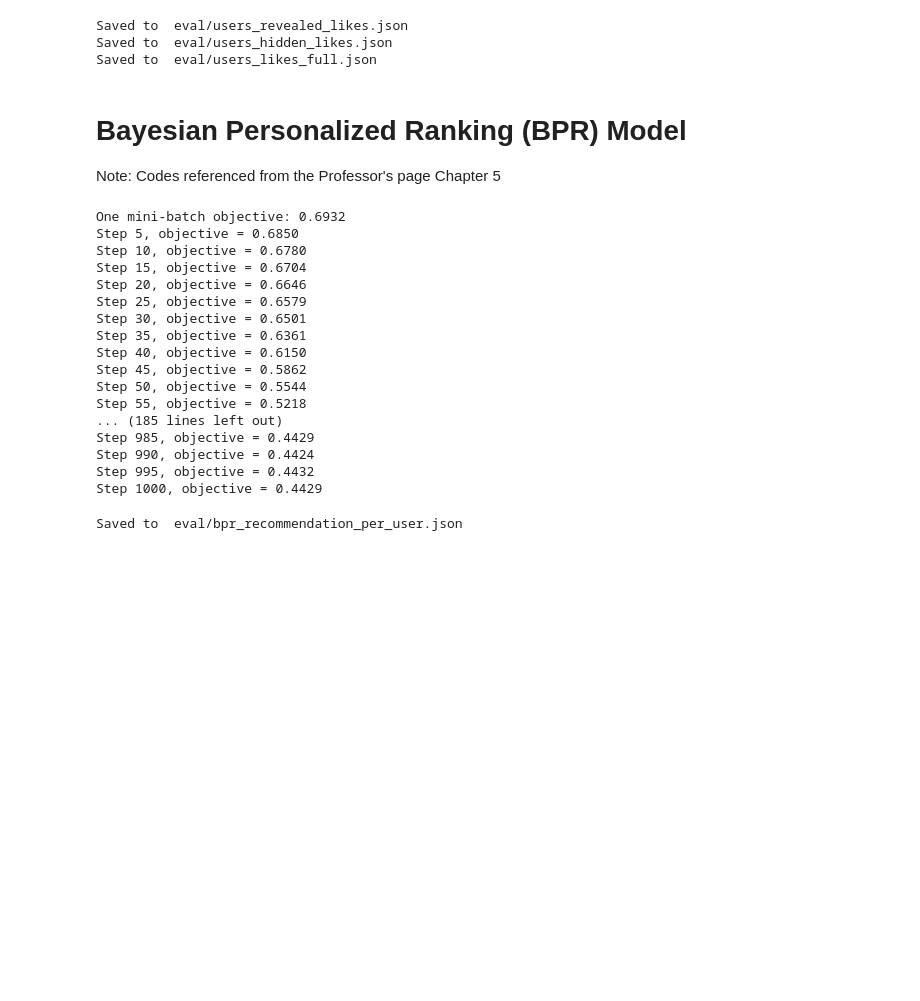
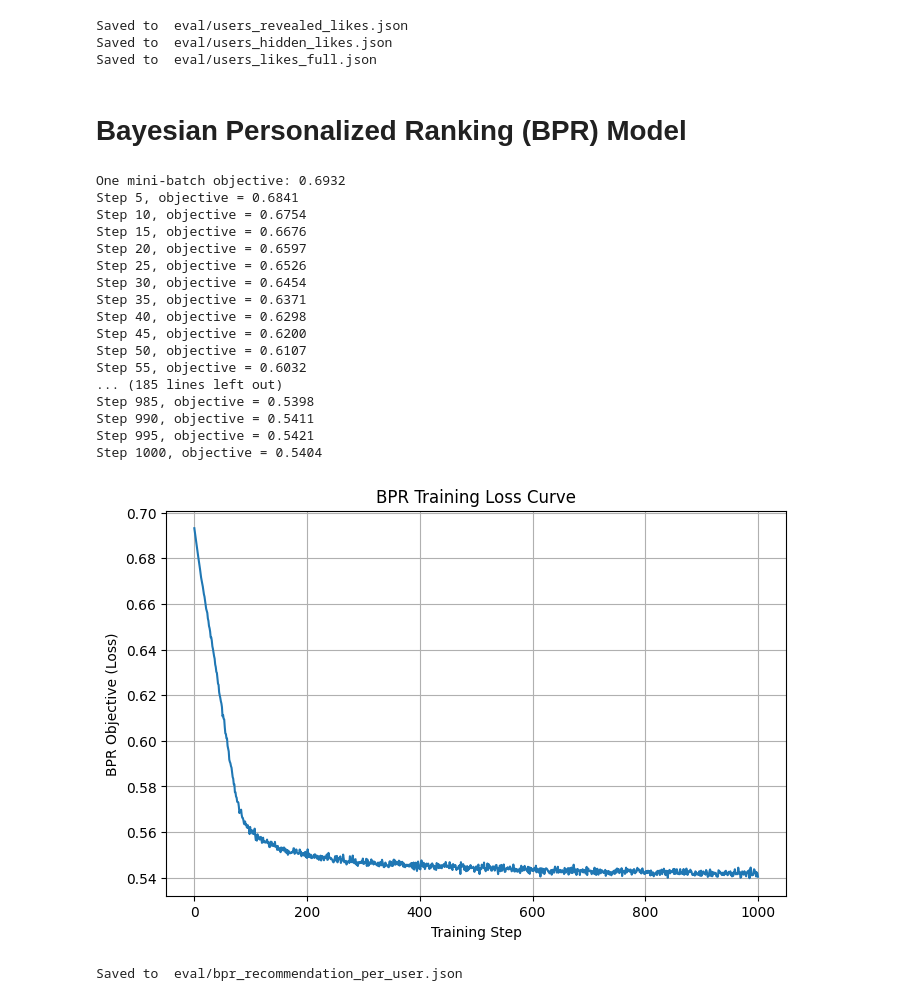
Before and after one commit to asaladi/CSE158_Assignment2, a Jupyter notebook: workbook2.ipynb, the cells around one changed output. Drawn from its saved outputs; the diff is of its cells as text; code cells hidden in the pictures; blank space fills up the shorter version.

```diff
--- a/workbook2.ipynb
+++ b/workbook2.ipynb
@@ -334,9 +334,16 @@ HIDDEN_LIKES_DATA_FNAME = "users_hidden_likes.json"
 ITER_UPDATE_REC_FNAME = "iterative_update_recommendation_per_user.json"
 BPR_REC_FNAME = "bpr_recommendation_per_user.json"
 BASELINE_REC_FNAME = "baseline_recommendation_per_user.json"
+SVD_REC_FNAME = "svd_recommendation_per_user.json"
+LIGHT_FM_REC_FNAME = "light_fm_recommendation_per_user.json"
+LIGHT_GBM_REC_FNAME = "light_gbm_recommendation_per_user.json"
+
+# keys: "ITER_UPDATE", "BPR", "BASELINE", "SVD", "LIGHT_FM", "LIGHT_GBM"
+train_time = {}
+rec_time = {}
 
 MIN_INTERACTIONS_PER_USER = 1
-MAX_INTERACTIONS = 100000
+MAX_INTERACTIONS = 200000
 MAX_USERS = MAX_INTERACTIONS
 MAX_ITEMS = MAX_INTERACTIONS
 # %%
@@ -458,7 +465,6 @@ Saved to  eval/users_hidden_likes.json
 Saved to  eval/users_likes_full.json
 # %% [markdown]
 # Bayesian Personalized Ranking (BPR) Model
-Note: Codes referenced from the Professor's page Chapter 5
 # %%
 # BPR-specific variables
 LATENT_DIM = 64
@@ -528,6 +534,8 @@ class BPRbatch(tf.keras.Model):
             + tf.nn.l2_loss(self.gammaI)
         )
 # %%
+start_time = time.time()
+
 # Training the model
 optimizer = tf.keras.optimizers.Adam(LEARNING_RATE)
 modelBPR = BPRbatch(LATENT_DIM, REG_LAMBDA)
@@ -568,6 +576,8 @@ def trainingStepBPR(model, interactions, items_per_user, items, Nsamples):
 
     return float(loss.numpy())
 
+loss_history = []
+
 # Run the training
 first_batch_loss = trainingStepBPR(
     modelBPR,
@@ -576,6 +586,8 @@ first_batch_loss = trainingStepBPR(
     all_items,
     Nsamples=NSAMPLES_PER_BATCH  # mini testing
 )
+
+loss_history.append(first_batch_loss)
 
 print(f"One mini-batch objective: {first_batch_loss :.4f}")
 
@@ -587,24 +599,41 @@ for step in range(N_TRAIN_STEPS):
         all_items,
         NSAMPLES_PER_BATCH,
     )
+    loss_history.append(obj)
     if (step + 1) % 5 == 0:
         print(f"Step {step + 1}, objective = {obj:.4f}")
+
+end_time = time.time()
+train_time["BPR"] = end_time - start_time
 # %% [output]
 One mini-batch objective: 0.6932
-Step 5, objective = 0.6850
-Step 10, objective = 0.6780
-Step 15, objective = 0.6704
-Step 20, objective = 0.6646
-Step 25, objective = 0.6579
-Step 30, objective = 0.6501
-Step 35, objective = 0.6361
-Step 40, objective = 0.6150
-Step 45, objective = 0.5862
-Step 50, objective = 0.5544
-Step 55, objective = 0.5218
+Step 5, objective = 0.6841
+Step 10, objective = 0.6754
+Step 15, objective = 0.6676
+Step 20, objective = 0.6597
+Step 25, objective = 0.6526
+Step 30, objective = 0.6454
+Step 35, objective = 0.6371
+Step 40, objective = 0.6298
+Step 45, objective = 0.6200
+Step 50, objective = 0.6107
+Step 55, objective = 0.6032
 ... (185 lines left out)
-Step 985, objective = 0.4429
-Step 990, objective = 0.4424
-Step 995, objective = 0.4432
-Step 1000, objective = 0.4429
+Step 985, objective = 0.5398
+Step 990, objective = 0.5411
+Step 995, objective = 0.5421
+Step 1000, objective = 0.5404
+# %%
+import matplotlib.pyplot as plt
+
+plt.figure(figsize=(8,5))
+plt.plot(loss_history)
+plt.xlabel("Training Step")
+plt.ylabel("BPR Objective (Loss)")
+plt.title("BPR Training Loss Curve")
+plt.grid(True)
+plt.savefig("bpr_loss.png")
+plt.show()
+# %% [output]
+[figure, added]
 # %%
```
Also changed, not shown: parts of 30 cells of this notebook, 6 other files.
